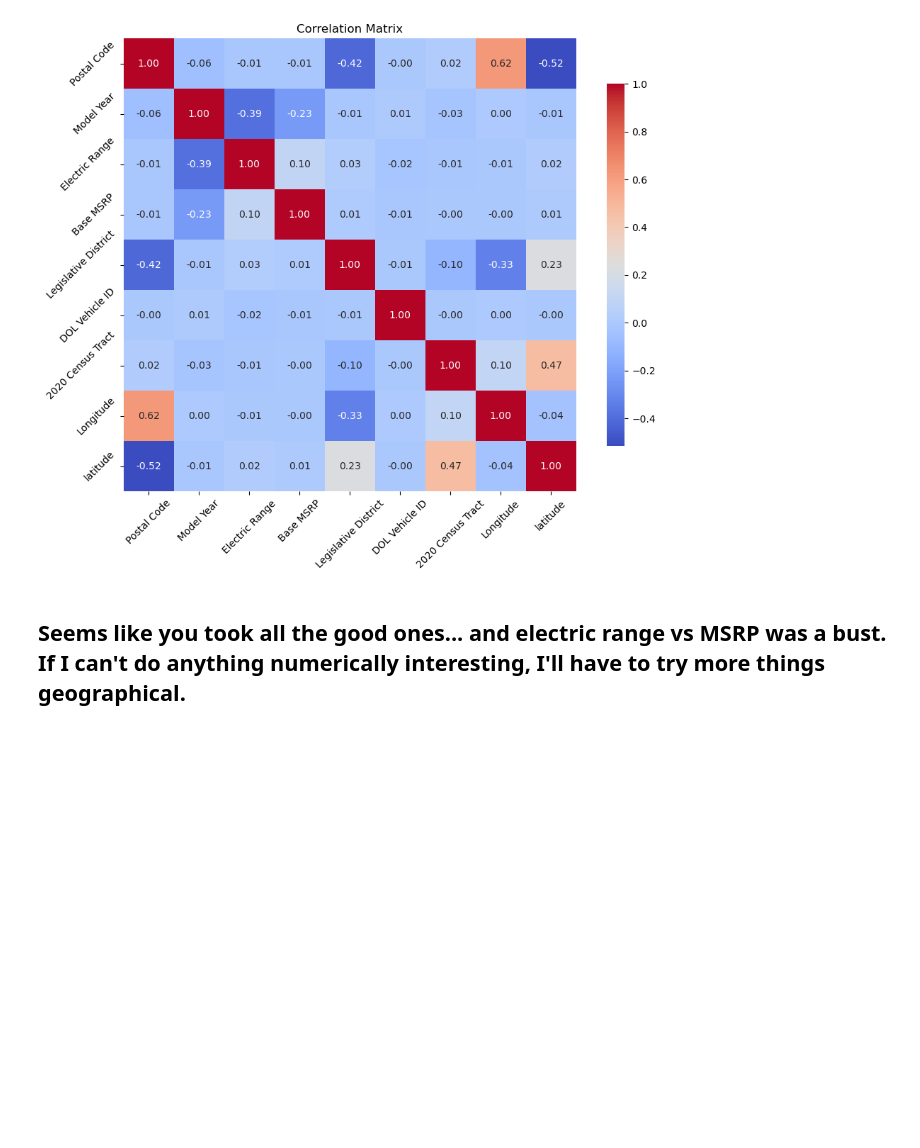
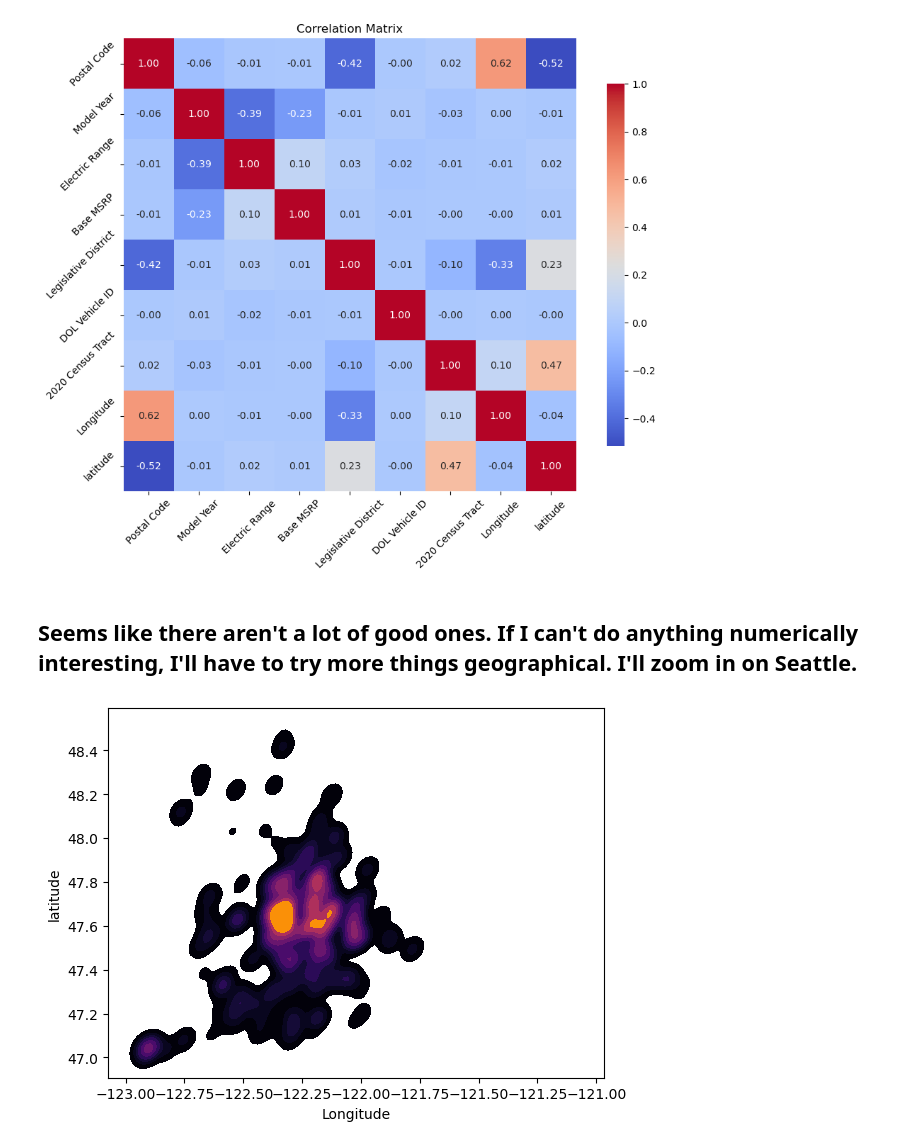
Before and after one commit to MichaelHowick/CS4580-EDA-Assignment, a Jupyter notebook: MichaelNotebook.ipynb, the cells around one changed output. Saved outputs shown, nothing was run; the diff lists cells and outputs as text; code cells hidden in the pictures; blank space fills up the shorter version.

```diff
--- a/MichaelNotebook.ipynb
+++ b/MichaelNotebook.ipynb
@@ -221,4 +221,18 @@ plt.show()
 # %% [output]
 [figure]
 # %% [markdown]
-## Seems like you took all the good ones... and electric range vs MSRP was a bust. If I can't do anything numerically interesting, I'll have to try more things geographical.
+## Seems like there aren't a lot of good ones. If I can't do anything numerically interesting, I'll have to try more things geographical. I'll zoom in on Seattle.
+# %%
+columns_county_range = ['Electric Range', 'latitude', 'Longitude']
+countyrange = df[columns_county_range]
+
+filtered_countyrange = countyrange[
+    (countyrange['latitude'] >= 47) & (countyrange['latitude'] <= 48.5) &
+    (countyrange['Longitude'] >= -123) & (countyrange['Longitude'] <= -121)
+]
+
+sns.kdeplot(x='Longitude', y='latitude', data=filtered_countyrange, fill=True, cmap='inferno')
+
+plt.show()
+# %% [output]
+[figure, added]
```
Also changed, not shown: parts of 13 cells of this notebook.
